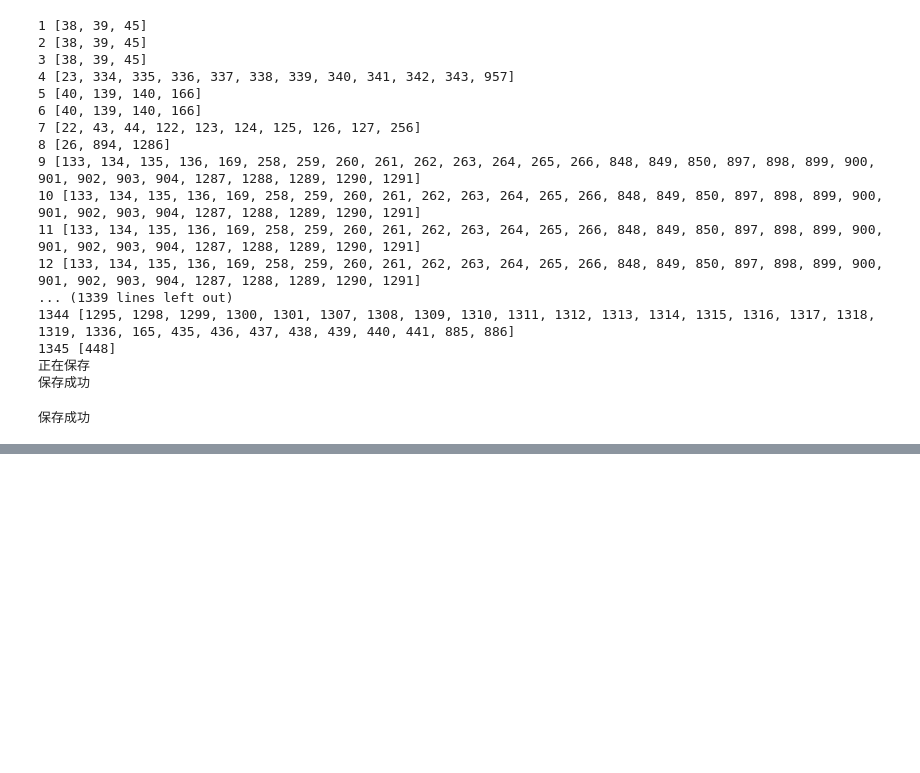
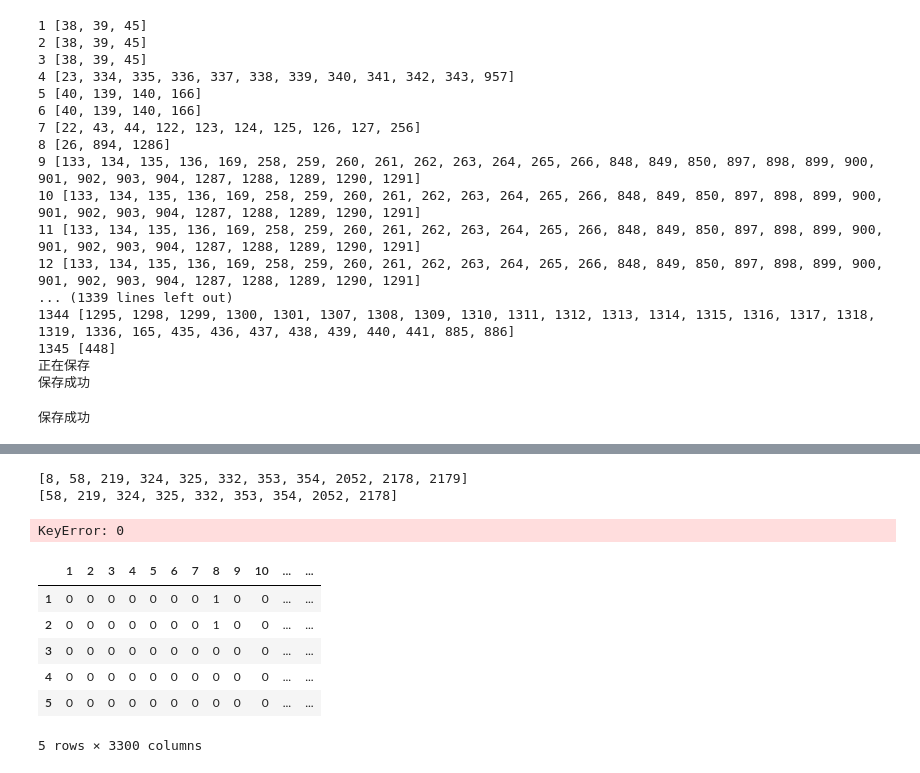
Before and after one commit to tianwen42/adjacency-flow, a Jupyter notebook: flow.ipynb, the cells around one changed output, grey strips where cells are left out. Cells and saved outputs as stored; diff of their text form; code cells hidden in the pictures; blank space fills up the shorter version.

```diff
--- a/优化.ipynb
+++ b/flow.ipynb
@@ -89,0 +92,15 @@ print('保存成功')
+# %%
+timeflowDataName='time.xlsx'
+time_table = pd.read_excel(r'{}'.format(timeflowDataName))
+net_table = pd.read_excel(r'ALLT-网络邻接.xlsx')
+def CreatTimeDict(flow):
+    global time_dict
+    time_dict={}
+    for row in flow.itertuples():
+        time_dict[row.ID]=row.年份
+    print(time_dict)
+
+
+
+
+CreatTimeDict(time_table)
@@ -89,0 +144,22 @@ print('保存成功')
+# %%
+for index,row in net_table.iterrows():
+    idxList = row.dropna().T.index.tolist()
+    print(idxList)
+    ad_index=[x for x in idxList if time_dict[x]!=2014]
+    print(ad_index)
+    net_dict[row[0]]=ad_index
+    break
+# %% [output]
+[8, 58, 219, 324, 325, 332, 353, 354, 2052, 2178, 2179]
+[58, 219, 324, 325, 332, 353, 354, 2052, 2178]
+KeyError: 0
+# %%
+net_table.head()
+# %% [output]
+|  | 1 | 2 | 3 | 4 | 5 | 6 | 7 | 8 | 9 | 10 | ... | ... |
+| 1 | 0 | 0 | 0 | 0 | 0 | 0 | 0 | 1 | 0 | 0 | ... | ... |
+| 2 | 0 | 0 | 0 | 0 | 0 | 0 | 0 | 1 | 0 | 0 | ... | ... |
+| 3 | 0 | 0 | 0 | 0 | 0 | 0 | 0 | 0 | 0 | 0 | ... | ... |
+| 4 | 0 | 0 | 0 | 0 | 0 | 0 | 0 | 0 | 0 | 0 | ... | ... |
+| 5 | 0 | 0 | 0 | 0 | 0 | 0 | 0 | 0 | 0 | 0 | ... | ... |
+5 rows × 3300 columns
```
Also changed, not shown: parts of 3 cells of this notebook, 9 other files.
